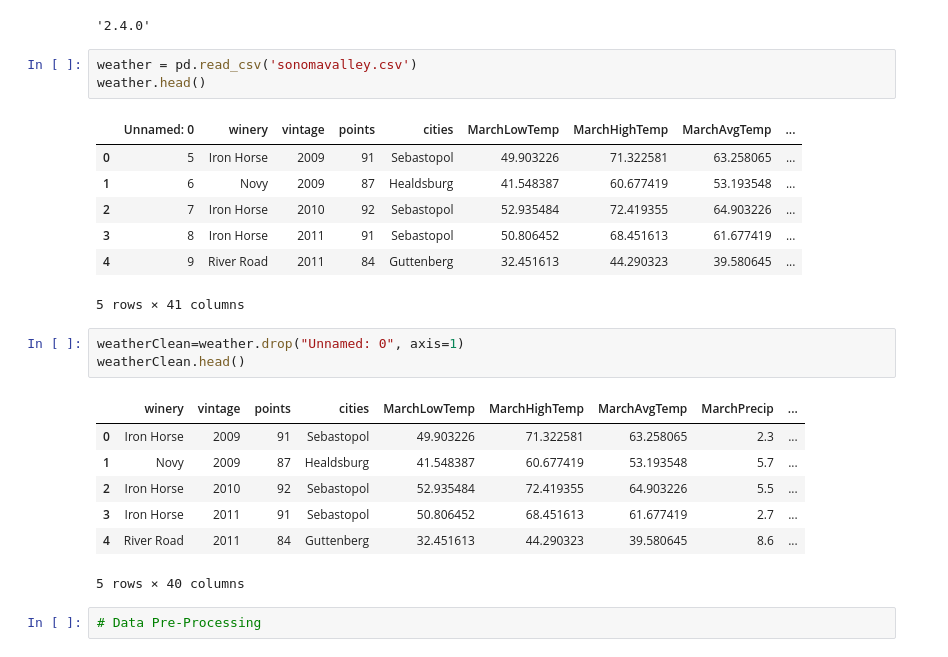
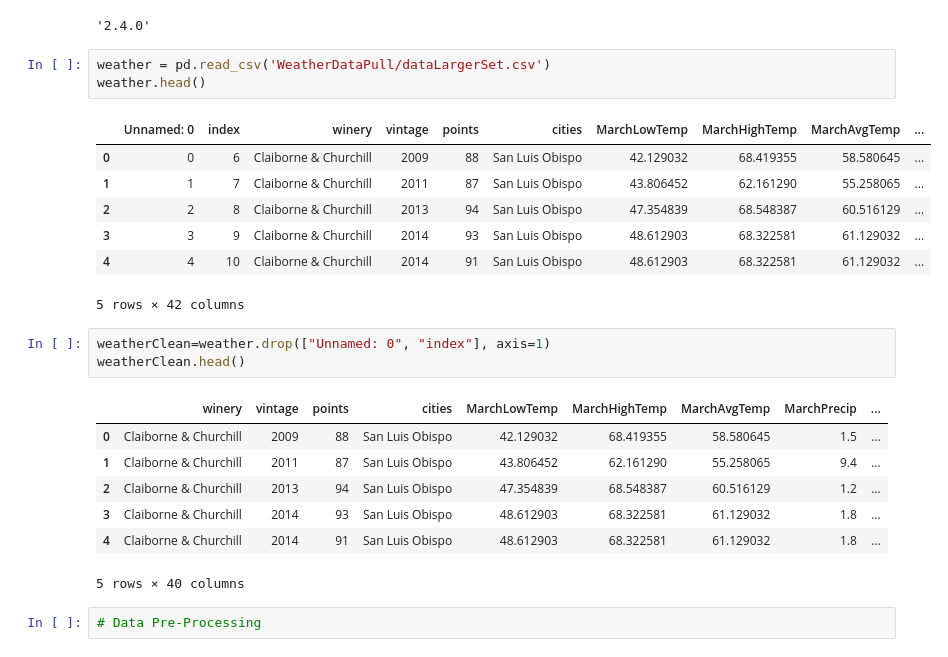
Before and after one commit to TempestCampbell/Machine-Learning-Project, a Jupyter notebook: SVRegression.ipynb, the cells around one changed output. Cells and saved outputs as stored; diff of their text form.

```diff
--- a/SVRegression.ipynb
+++ b/SVRegression.ipynb
@@ -11,26 +11,26 @@ tensorflow.keras.__version__
 # %% [output]
 '2.4.0'
 # %%
-weather = pd.read_csv('sonomavalley.csv')
+weather = pd.read_csv('WeatherDataPull/dataLargerSet.csv')
 weather.head()
 # %% [output]
-|  | Unnamed: 0 | winery | vintage | points | cities | MarchLowTemp | MarchHighTemp | MarchAvgTemp | ... |
-| 0 | 5 | Iron Horse | 2009 | 91 | Sebastopol | 49.903226 | 71.322581 | 63.258065 | ... |
-| 1 | 6 | Novy | 2009 | 87 | Healdsburg | 41.548387 | 60.677419 | 53.193548 | ... |
-| 2 | 7 | Iron Horse | 2010 | 92 | Sebastopol | 52.935484 | 72.419355 | 64.903226 | ... |
-| 3 | 8 | Iron Horse | 2011 | 91 | Sebastopol | 50.806452 | 68.451613 | 61.677419 | ... |
-| 4 | 9 | River Road | 2011 | 84 | Guttenberg | 32.451613 | 44.290323 | 39.580645 | ... |
+|  | Unnamed: 0 | index | winery | vintage | points | cities | MarchLowTemp | MarchHighTemp | MarchAvgTemp | ... |
+| 0 | 0 | 6 | Claiborne & Churchill | 2009 | 88 | San Luis Obispo | 42.129032 | 68.419355 | 58.580645 | ... |
+| 1 | 1 | 7 | Claiborne & Churchill | 2011 | 87 | San Luis Obispo | 43.806452 | 62.161290 | 55.258065 | ... |
+| 2 | 2 | 8 | Claiborne & Churchill | 2013 | 94 | San Luis Obispo | 47.354839 | 68.548387 | 60.516129 | ... |
+| 3 | 3 | 9 | Claiborne & Churchill | 2014 | 93 | San Luis Obispo | 48.612903 | 68.322581 | 61.129032 | ... |
+| 4 | 4 | 10 | Claiborne & Churchill | 2014 | 91 | San Luis Obispo | 48.612903 | 68.322581 | 61.129032 | ... |
-5 rows × 41 columns
+5 rows × 42 columns
 # %%
-weatherClean=weather.drop("Unnamed: 0", axis=1)
+weatherClean=weather.drop(["Unnamed: 0", "index"], axis=1)
 weatherClean.head()
 # %% [output]
 |  | winery | vintage | points | cities | MarchLowTemp | MarchHighTemp | MarchAvgTemp | MarchPrecip | ... |
-| 0 | Iron Horse | 2009 | 91 | Sebastopol | 49.903226 | 71.322581 | 63.258065 | 2.3 | ... |
-| 1 | Novy | 2009 | 87 | Healdsburg | 41.548387 | 60.677419 | 53.193548 | 5.7 | ... |
-| 2 | Iron Horse | 2010 | 92 | Sebastopol | 52.935484 | 72.419355 | 64.903226 | 5.5 | ... |
-| 3 | Iron Horse | 2011 | 91 | Sebastopol | 50.806452 | 68.451613 | 61.677419 | 2.7 | ... |
-| 4 | River Road | 2011 | 84 | Guttenberg | 32.451613 | 44.290323 | 39.580645 | 8.6 | ... |
+| 0 | Claiborne & Churchill | 2009 | 88 | San Luis Obispo | 42.129032 | 68.419355 | 58.580645 | 1.5 | ... |
+| 1 | Claiborne & Churchill | 2011 | 87 | San Luis Obispo | 43.806452 | 62.161290 | 55.258065 | 9.4 | ... |
+| 2 | Claiborne & Churchill | 2013 | 94 | San Luis Obispo | 47.354839 | 68.548387 | 60.516129 | 1.2 | ... |
+| 3 | Claiborne & Churchill | 2014 | 93 | San Luis Obispo | 48.612903 | 68.322581 | 61.129032 | 1.8 | ... |
+| 4 | Claiborne & Churchill | 2014 | 91 | San Luis Obispo | 48.612903 | 68.322581 | 61.129032 | 1.8 | ... |
 5 rows × 40 columns
 # %%
 # Data Pre-Processing
```
Also changed, not shown: parts of 8 cells of this notebook, 2 other files.
